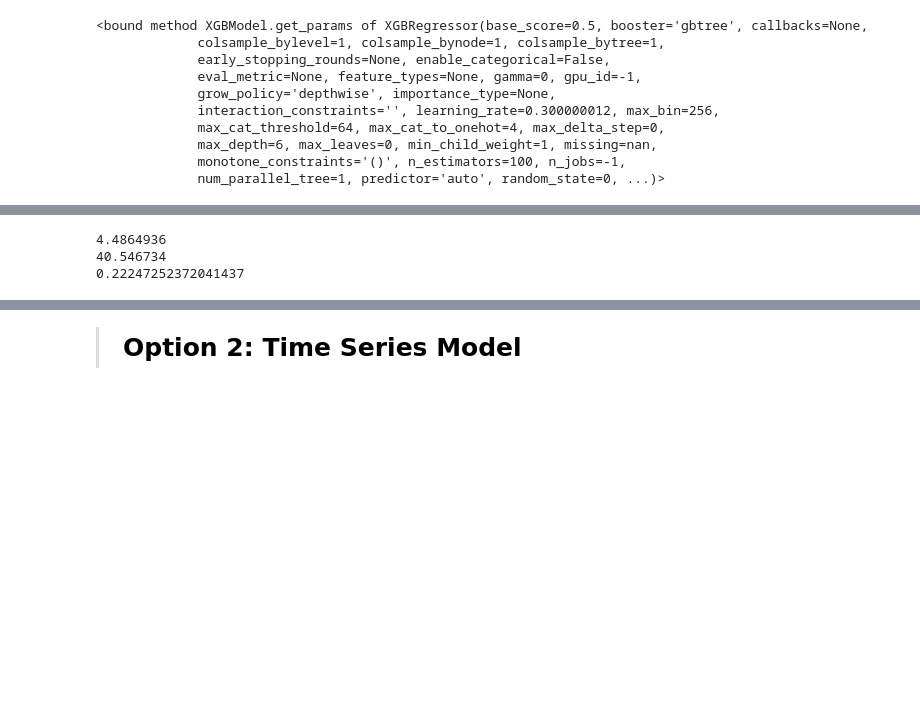
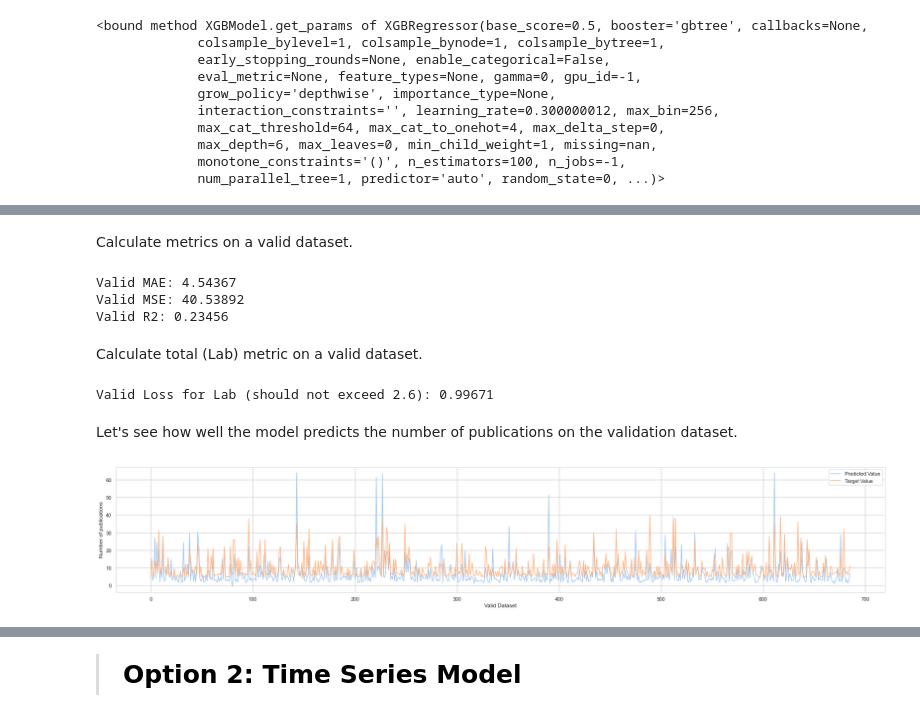
Before and after one commit to mdvdv/machine-learning-for-industrial-data, a Jupyter notebook: TASK 1/model_training.ipynb, the cells around one changed output, grey strips where cells are left out. Saved outputs shown, nothing was run; the diff lists cells and outputs as text; code cells hidden in the pictures; blank space fills up the shorter version.

Commit message:
Updated model training

```diff
--- a/TASK 1/model_training.ipynb
+++ b/TASK 1/model_training.ipynb
@@ -108,4 +113,2 @@ Dataset shape: (686, 10)
 # %%
 X_train, y_train = shuffle(X_train, y_train)
-X_test, y_test = shuffle(X_test, y_test)
-X_valid, y_valid = shuffle(X_valid, y_valid)
@@ -137,10 +144,36 @@ print(r2_score(prediction, y_test))
+# %% [markdown]
+Calculate metrics on a valid dataset.
 # %%
 prediction = xgb_stat.predict(X_valid)
 
-print(mean_absolute_error(prediction, y_valid))
-print(mean_squared_error(prediction, y_valid))
-print(r2_score(prediction, y_valid))
+print("Valid MAE: {:.5f}".format(mean_absolute_error(prediction, y_valid)))
+print("Valid MSE: {:.5f}".format(mean_squared_error(prediction, y_valid)))
+print("Valid R2: {:.5f}".format(r2_score(prediction, y_valid)))
 # %% [output]
-4.4864936
-40.546734
-0.22247252372041437
+Valid MAE: 4.54367
+Valid MSE: 40.53892
+Valid R2: 0.23456
+# %% [markdown]
+Calculate total (Lab) metric on a valid dataset.
+# %%
+custom_loss = []
+y_valid = y_valid["sum"].tolist()
+
+for idx, value in enumerate(prediction):
+    custom_loss.append(abs(value-y_valid[idx])/value)
+
+print("Valid Loss for Lab (should not exceed 2.6): {:.5f}".format(np.array(custom_loss).mean()))
+# %% [output]
+Valid Loss for Lab (should not exceed 2.6): 0.99671
+# %% [markdown]
+Let's see how well the model predicts the number of publications on the validation dataset.
+# %%
+plt.figure(figsize=(30, 5))
+plt.plot(prediction, label="Predicted Value")
+plt.plot(y_valid, label="Target Value")
+plt.ylabel("Number of publications")
+plt.xlabel("Valid Dataset")
+plt.legend()
+plt.show()
+# %% [output]
+[figure, added]
```
Also changed, not shown: parts of 39 cells of this notebook.
